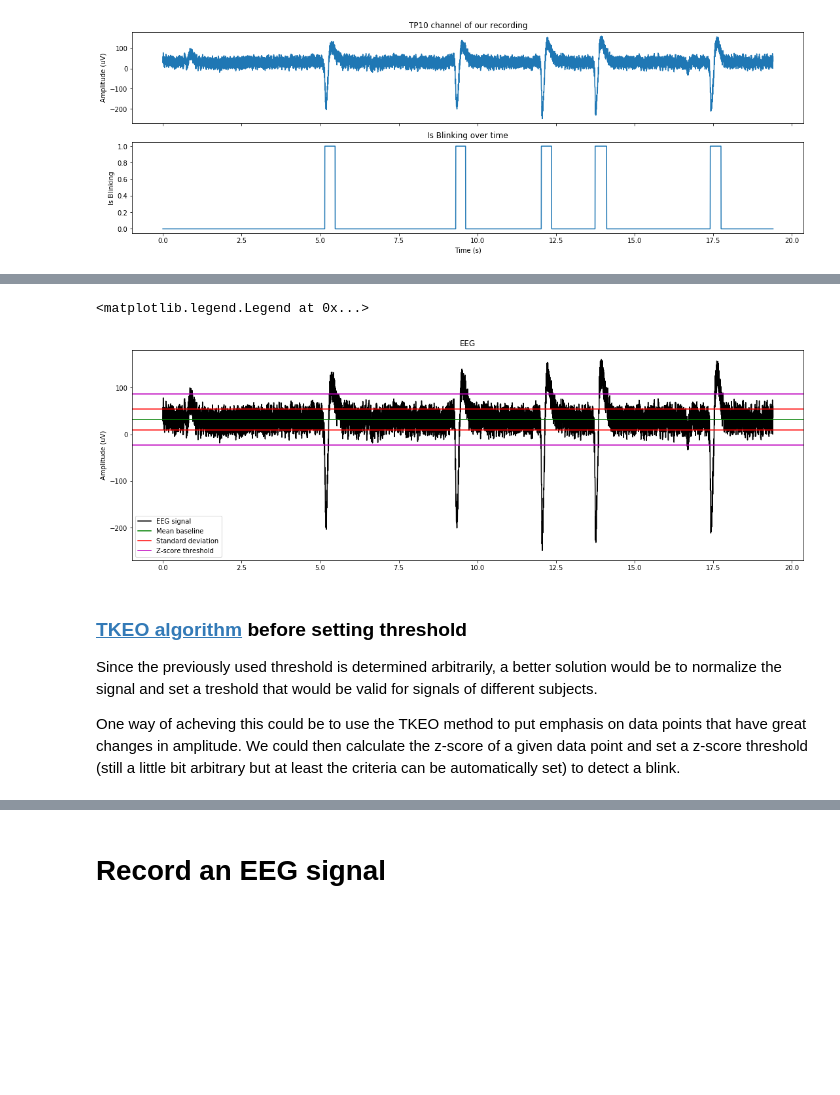
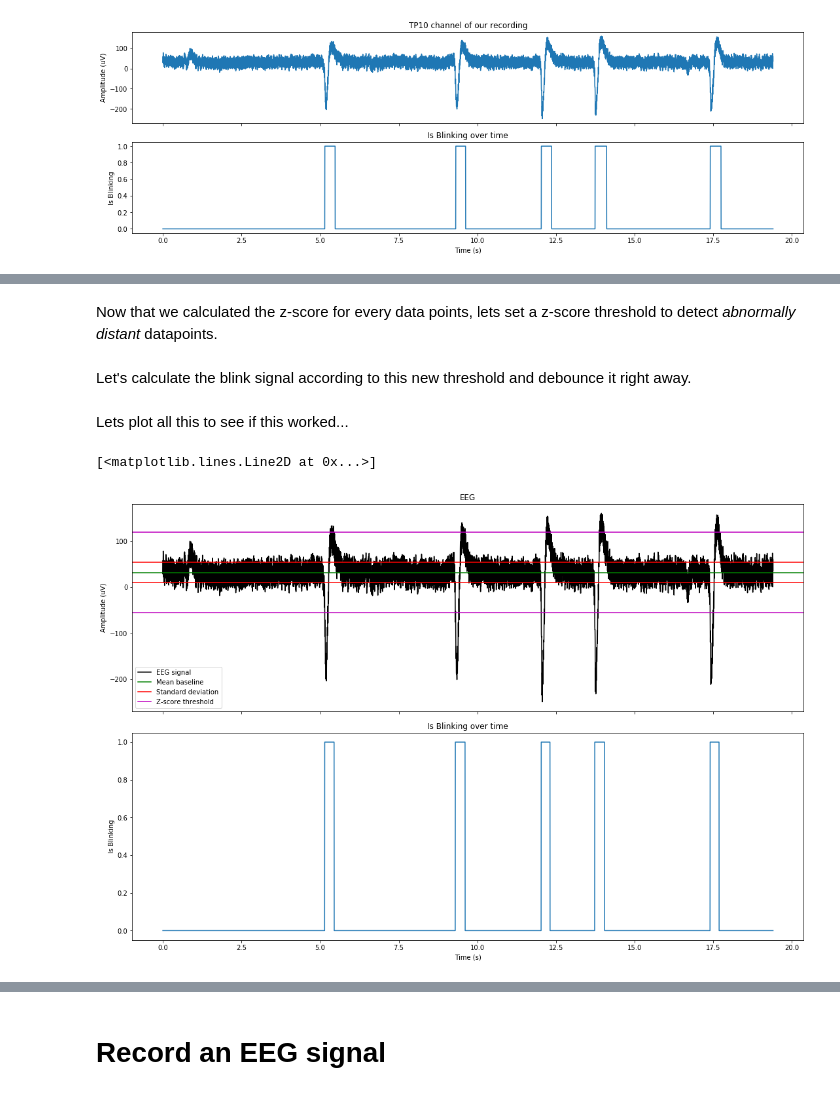
Before and after one commit to PolyCortex/onboarding-challenge, a Jupyter notebook: onboarding-challenge.ipynb, the cells around one changed output, grey strips where cells are left out. Cells and saved outputs as stored; diff of their text form; code cells hidden in the pictures; blank space fills up the shorter version.

```diff
--- a/onboarding-challenge.ipynb
+++ b/onboarding-challenge.ipynb
@@ -143,7 +143,7 @@ def debounce_signal(signal):
 
         # If the next rising edge is within the debouncing period, then set the blink signal to 1.
         falling_to_rising_idx_span = next_rising_edge - i
-        if falling_to_rising_idx_span * PERIOD < DEBOUNCING:
+        if falling_to_rising_idx_span * PERIOD < DEBOUNCING_TIME:
             signal[i: next_rising_edge] = [True] * falling_to_rising_idx_span
     return signal
 
@@ -188,20 +188,30 @@ Z_SCORE_THRESHOLD = 2.5
+# %% [markdown]
+Now that we calculated the z-score for every data points, lets set a z-score threshold to detect *abnormally distant* datapoints.
+# %%
+Z_SCORE_THRESHOLD = 4
+# %% [markdown]
+Let's calculate the blink signal according to this new threshold and debounce it right away.
+# %%
+blink_signal = debounce_signal([abs(z_scored_data_point) > Z_SCORE_THRESHOLD for z_scored_data_point in eeg_data_zscore])
+# %% [markdown]
+Lets plot all this to see if this worked...
 # %%
 # plot zscored
-fig, axes = plt.subplots(1, 1, constrained_layout=True, sharex=True, figsize=[15,5])
-axes.set_title('EEG')
-axes.set_ylabel('Amplitude (uV)')
-axes.plot(eeg_data['timestamps'], eeg_data["TP10"], 'black', label='EEG signal')
-axes.axhline(y=mean, color='g', label='Mean baseline')
-axes.axhline(y=mean + std_deviation, color='r', label='Standard deviation')
-axes.axhline(y=mean - std_deviation, color='r')
-axes.axhline(y=mean + Z_SCORE_THRESHOLD * std_deviation, color='m', label='Z-score threshold')
-axes.axhline(y=mean - Z_SCORE_THRESHOLD * std_deviation, color='m')
-plt.legend()
+fig, axes = plt.subplots(2, 1, constrained_layout=True, sharex=True, figsize=[15,10])
+axes[0].set_title('EEG')
+axes[0].set_ylabel('Amplitude (uV)')
+axes[0].plot(eeg_data['timestamps'], eeg_data["TP10"], 'black', label='EEG signal')
+axes[0].axhline(y=mean, color='g', label='Mean baseline')
+axes[0].axhline(y=mean + std_deviation, color='r', label='Standard deviation')
+axes[0].axhline(y=mean - std_deviation, color='r')
+axes[0].axhline(y=mean + Z_SCORE_THRESHOLD * std_deviation, color='m', label='Z-score threshold')
+axes[0].axhline(y=mean - Z_SCORE_THRESHOLD * std_deviation, color='m')
+axes[0].legend()
+
+axes[1].set_title('Is Blinking over time')
+axes[1].set_xlabel('Time (s)')
+axes[1].set_ylabel('Is Blinking')
+axes[1].plot(eeg_data['timestamps'], blink_signal)
 # %% [output]
-<matplotlib.legend.Legend at 0x...>
+[<matplotlib.lines.Line2D at 0x...>]
-[figure, old version]
+[figure, new version]
-# %% [markdown]
-### [TKEO algorithm](https://drive.google.com/open?id=1N9ARGXhnCmY9S7QUc8uIdMRM9L1OF6Ao) before setting threshold
-Since the previously used threshold is determined arbitrarily, a better solution would be to normalize the signal and set a treshold that would be valid for signals of different subjects.
-
-One way of acheving this could be to use the TKEO method to put emphasis on data points that have great changes in amplitude. We could then calculate the z-score of a given data point and set a z-score threshold (still a little bit arbitrary but at least the criteria can be automatically set) to detect a blink.
```
Also changed, not shown: parts of 28 cells of this notebook, 1 other file.
